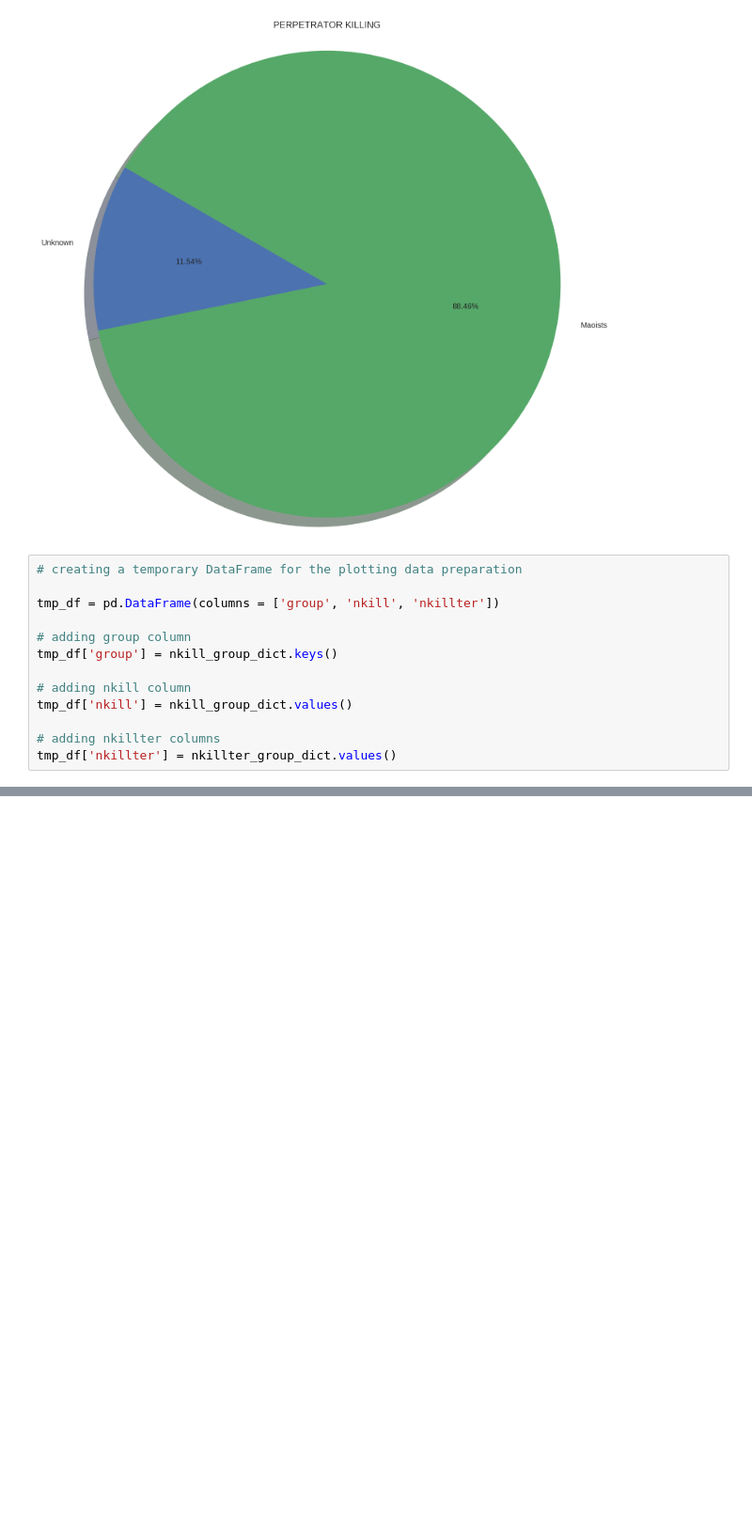
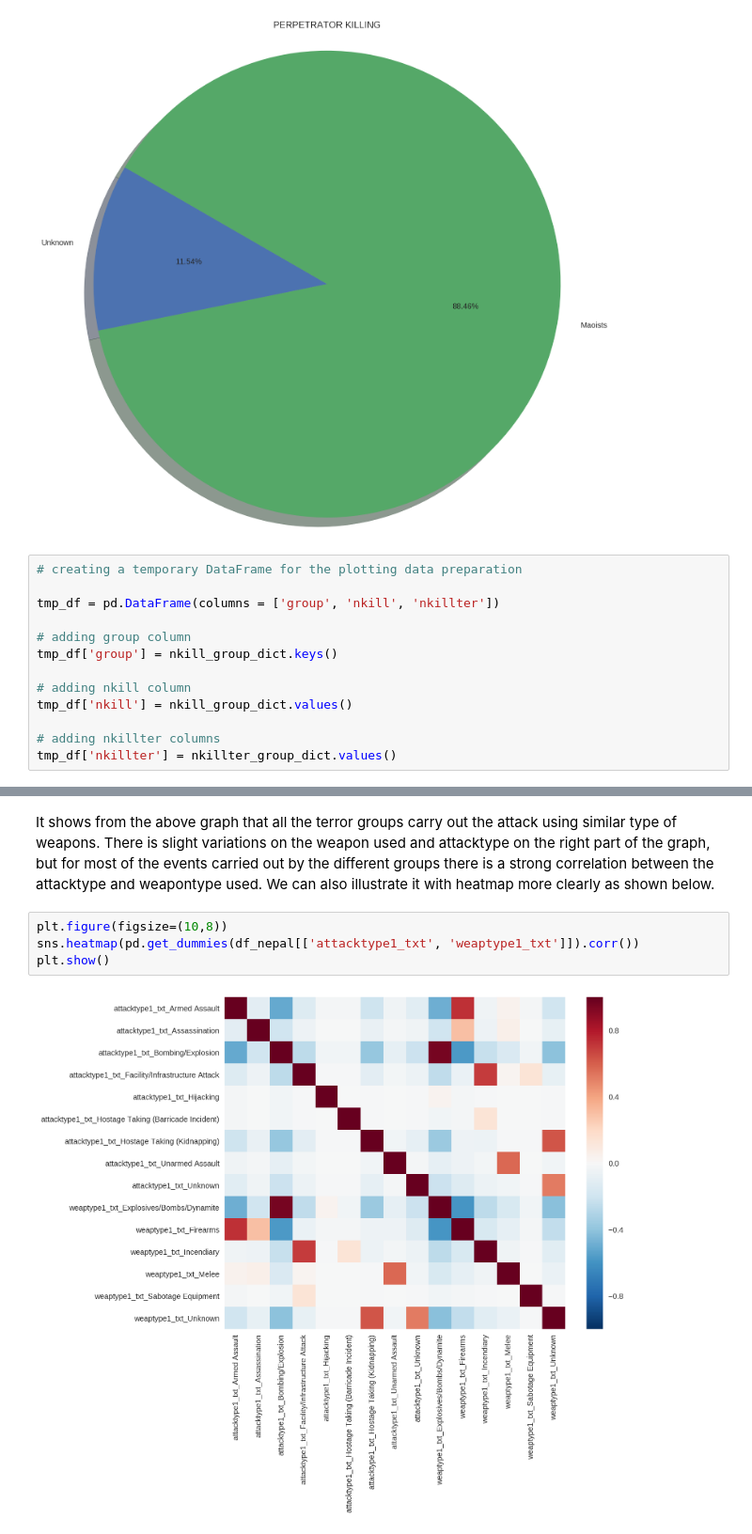
Before and after one commit to rnepal2/Global-Terrorism-Data-Analysis, a Jupyter notebook: Incidents_In_Nepal.ipynb, the cells around one changed output, grey strips where cells are left out. Shown at 94% size. Drawn from its saved outputs; the diff is of its cells as text; blank space fills up the shorter version.

```diff
--- a/Incidents_In_Nepal.ipynb
+++ b/Incidents_In_Nepal.ipynb
@@ -232,0 +336,8 @@ plt.show()
+# %% [markdown]
+It shows from the above graph that all the terror groups carry out the attack using similar type of weapons. There is slight variations on the weapon used and attacktype on the right part of the graph, but for most of the events carried out by the different groups there is a strong correlation between the attacktype and weapontype used. We can also illustrate it with heatmap more clearly as shown below.
+# %%
+plt.figure(figsize=(10,8))
+sns.heatmap(pd.get_dummies(df_nepal[['attacktype1_txt', 'weaptype1_txt']]).corr())
+plt.show()
+# %% [output]
+[figure, added]
```
Also changed, not shown: parts of 18 cells of this notebook.
